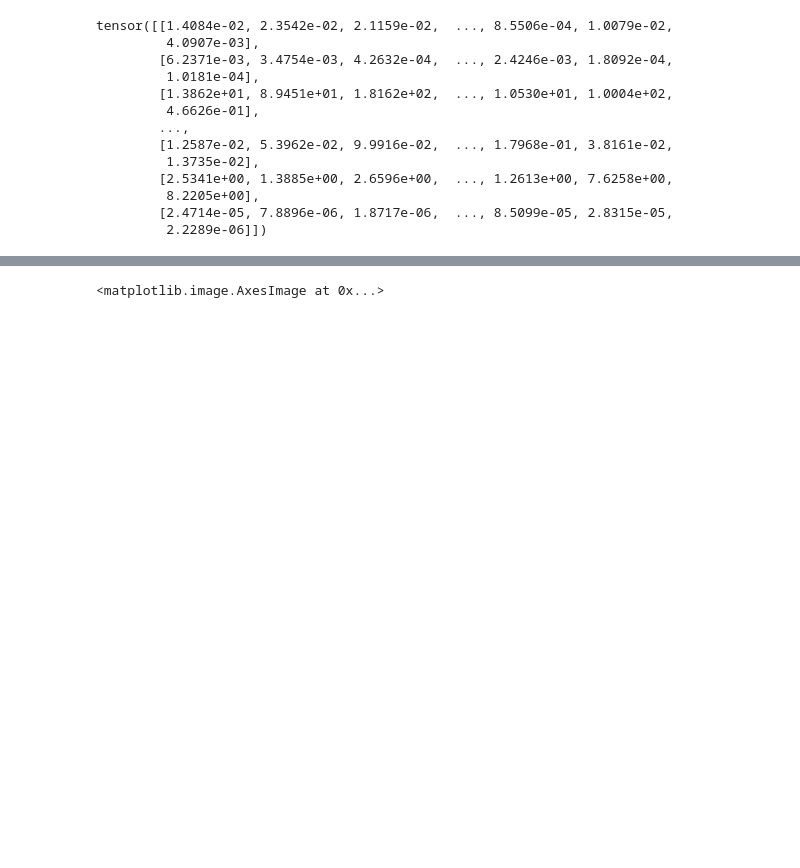
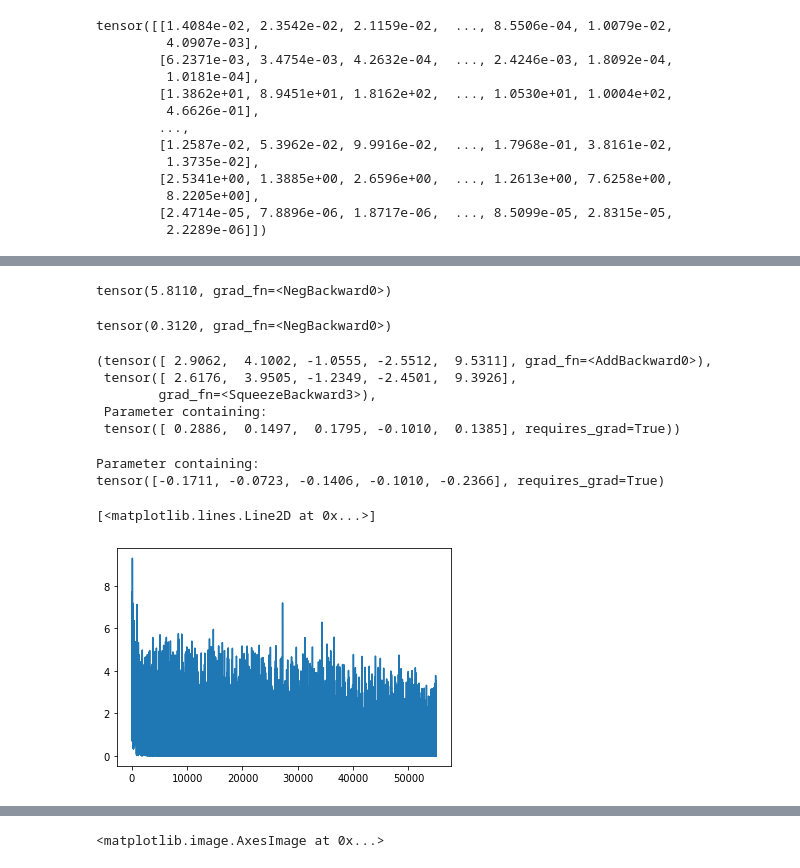
Before and after one commit to jdasam/ant5015-2022Spring, a Jupyter notebook: 3rd week Live Coding.ipynb, the cells around one changed output, grey strips where cells are left out. Drawn from its saved outputs; the diff is of its cells as text; code cells hidden in the pictures; blank space fills up the shorter version.

```diff
--- a/3rd week Live Coding.ipynb
+++ b/3rd week Live Coding.ipynb
@@ -366,0 +438,24 @@ tensor([ -4.3422,   2.2521, -42.6561,  22.9018, -67.1682,  12.1920,  46.7237,
+# %%
+model = nn.Linear(513, 11)
+
+def run_model(model, input_tensor, label_idx):
+  output = torch.matmul(input_tensor, model.weight.T)
+  softmax_result = torch.softmax(output, dim=0)
+  loss = -torch.log(softmax_result[label_idx]+1e-6)
+  return loss
+
+def update_parameters(model, lr=0.001):
+  model.weight.data -= model.weight.grad * lr # update model parameter
+  model.weight.grad = None
+
+
+# loss = run_model(model, input_tensor, 0)
+# loss.backward()
+# update_parameters(model)
+# %%
+loss = run_model(model, input_tensor, 0)
+print(loss)
+loss.backward()
+update_parameters(model)
+loss = run_model(model, input_tensor, 0)
+print(loss)
@@ -366,0 +472,55 @@ tensor([ -4.3422,   2.2521, -42.6561,  22.9018, -67.1682,  12.1920,  46.7237,
+# %%
+def get_input_tensor(pitch):
+  sample_idx = random.randint(0, 99)
+  input_tensor = log_spec[pitch, sample_idx, :, 30]
+  return input_tensor
+
+pitch_id = 5
+input_tensor = get_input_tensor(pitch_id)
+run_model(model, input_tensor, pitch_id)
+# %% [output]
+tensor(5.8110, grad_fn=<NegBackward0>)
+# %%
+loss_record = []
+model = nn.Linear(513, 11)
+for i in range(5000):
+  for pitch in range(11):
+    input_tensor = get_input_tensor(pitch)
+    loss = run_model(model, input_tensor, pitch)
+    loss.backward()
+    update_parameters(model, lr=1e-4)
+    loss_record.append(loss.item())
+# %%
+loss
+# %% [output]
+tensor(0.3120, grad_fn=<NegBackward0>)
+# %%
+'''
+What is nn.Linear()
+'''
+# torch.manual_seed(0)
+sample_linear = nn.Linear(12, 5)
+sample_linear.weight, sample_linear.bias
+
+sample_input = torch.arange(12).float()
+
+output_a = sample_linear(sample_input)
+output_b = torch.matmul(sample_input, sample_linear.weight.T)
+
+output_a, output_b, sample_linear.bias
+# %% [output]
+(tensor([ 2.9062,  4.1002, -1.0555, -2.5512,  9.5311], grad_fn=<AddBackward0>),
+ tensor([ 2.6176,  3.9505, -1.2349, -2.4501,  9.3926],
+        grad_fn=<SqueezeBackward3>),
+ Parameter containing:
+ tensor([ 0.2886,  0.1497,  0.1795, -0.1010,  0.1385], requires_grad=True))
+# %%
+sample_linear.bias
+# %% [output]
+Parameter containing:
+tensor([-0.1711, -0.0723, -0.1406, -0.1010, -0.2366], requires_grad=True)
+# %%
+plt.plot(loss_record)
+# %% [output]
+[<matplotlib.lines.Line2D at 0x...>]
+[figure, added]
```
Also changed, not shown: parts of 30 cells of this notebook.
